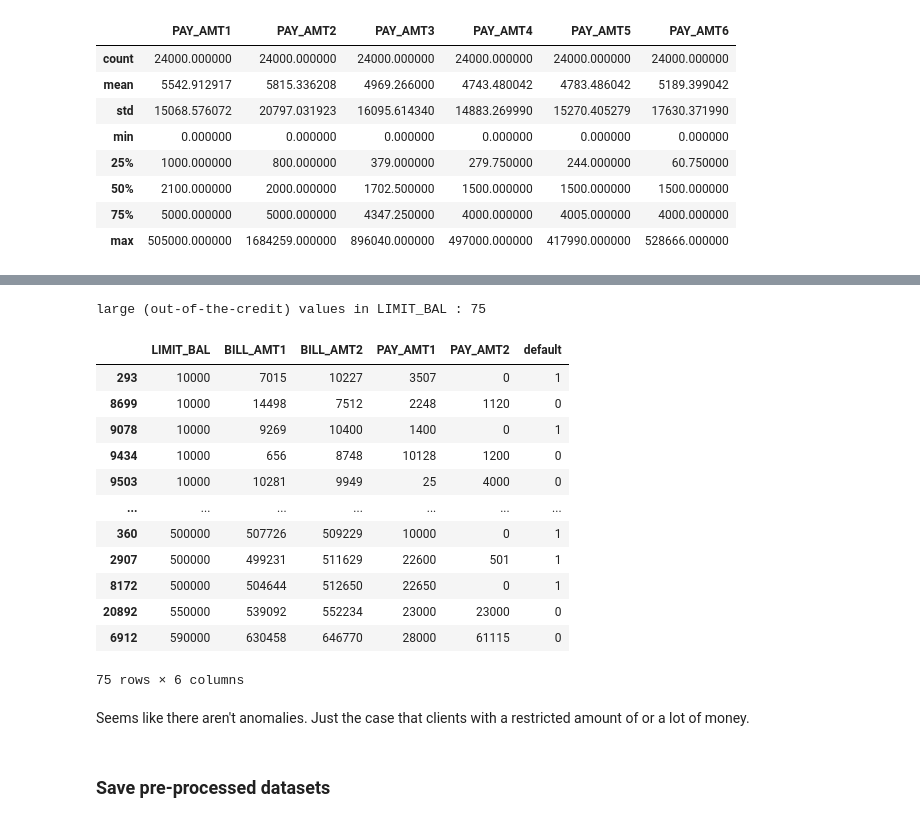
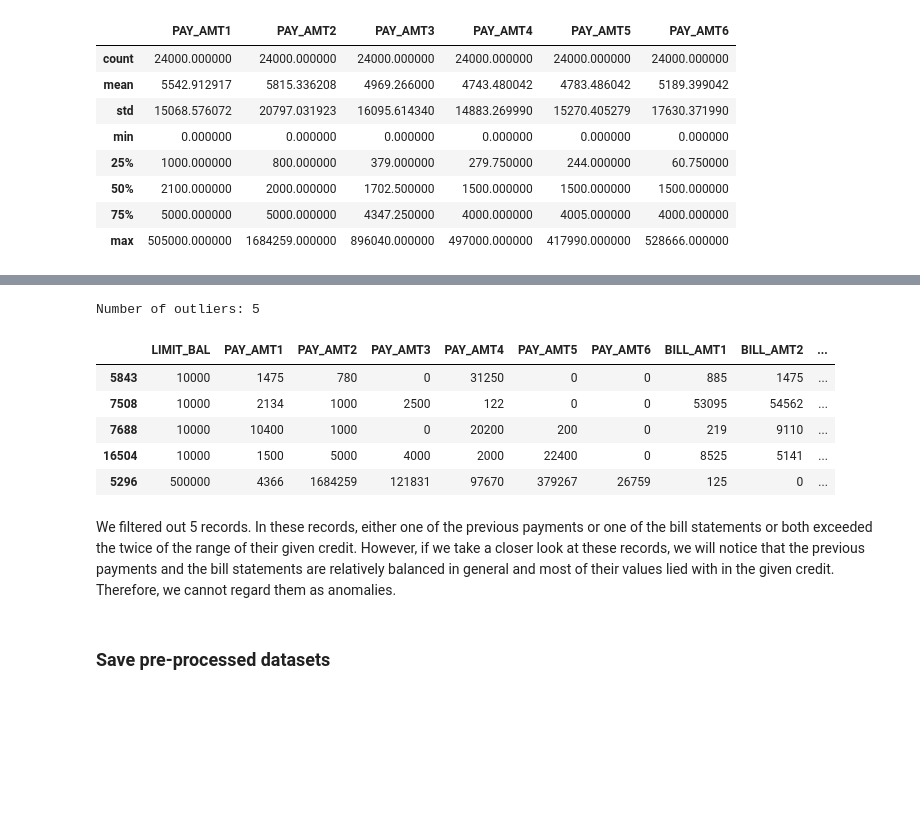
Before and after one commit to kimdanny/Credit-card-default-prediction, a Jupyter notebook: working/Data cleaning-jingting.ipynb, the cells around one changed output, grey strips where cells are left out. Saved outputs shown, nothing was run; the diff lists cells and outputs as text; code cells hidden in the pictures; blank space fills up the shorter version.

```diff
--- a/working/Data cleaning-jingting.ipynb
+++ b/working/Data cleaning-jingting.ipynb
@@ -285,22 +404,37 @@ def check_outliers(field:str):
-# %%
-check_outliers('LIMIT_BAL')
-# %% [output]
-large (out-of-the-credit) values in LIMIT_BAL : 75
-|  | LIMIT_BAL | BILL_AMT1 | BILL_AMT2 | PAY_AMT1 | PAY_AMT2 | default |
-| 293 | 10000 | 7015 | 10227 | 3507 | 0 | 1 |
-| 8699 | 10000 | 14498 | 7512 | 2248 | 1120 | 0 |
-| 9078 | 10000 | 9269 | 10400 | 1400 | 0 | 1 |
-| 9434 | 10000 | 656 | 8748 | 10128 | 1200 | 0 |
-| 9503 | 10000 | 10281 | 9949 | 25 | 4000 | 0 |
-| ... | ... | ... | ... | ... | ... | ... |
-| 360 | 500000 | 507726 | 509229 | 10000 | 0 | 1 |
-| 2907 | 500000 | 499231 | 511629 | 22600 | 501 | 1 |
-| 8172 | 500000 | 504644 | 512650 | 22650 | 0 | 1 |
-| 20892 | 550000 | 539092 | 552234 | 23000 | 23000 | 0 |
-| 6912 | 590000 | 630458 | 646770 | 28000 | 61115 | 0 |
-75 rows × 6 columns
-# %% [markdown]
-Seems like there aren't anomalies. Just the case that clients with a restricted amount of or a lot of money.
+# %%
+# Check outliers:
+# 1. Select the rows where the LIMIT_BAL value is below 5th percentile or above 95th percentile.
+# 2. Regard LIMIT_BAL as the credit base, check the rows where BILL_AMT or PAY_EMT exceed 2 * LIMIT_BAL
+data = df_train[(df_train['LIMIT_BAL'] < np.percentile(df_train['LIMIT_BAL'], 5)) |
+                (df_train['LIMIT_BAL'] > np.percentile(df_train['LIMIT_BAL'], 95))][variables]
+
+data_out_of_range = []
+
+for i in data.index.values.tolist():
+    limit_bal = df_train.loc[i, 'LIMIT_BAL']
+    upper_limit = 2 * limit_bal
+
+    if (upper_limit < df_train.loc[i, 'BILL_AMT1']) | (upper_limit < df_train.loc[i, 'BILL_AMT2']) |\
+       (upper_limit < df_train.loc[i, 'BILL_AMT3']) | (upper_limit < df_train.loc[i, 'BILL_AMT4']) |\
+       (upper_limit < df_train.loc[i, 'BILL_AMT5']) | (upper_limit < df_train.loc[i, 'BILL_AMT6']) |\
+       (upper_limit < df_train.loc[i, 'PAY_AMT1']) | (upper_limit < df_train.loc[i, 'PAY_AMT2']) |\
+       (upper_limit < df_train.loc[i, 'PAY_AMT3']) | (upper_limit < df_train.loc[i, 'PAY_AMT4']) |\
+       (upper_limit < df_train.loc[i, 'PAY_AMT5']) | (upper_limit < df_train.loc[i, 'PAY_AMT6']):
+            data_out_of_range.append(i)
+
+print('Number of outliers:', len(data_out_of_range))
+outliers = df_train.loc[data_out_of_range, variables].sort_values(by=['LIMIT_BAL'])
+outliers
+# %% [output]
+Number of outliers: 5
+|  | LIMIT_BAL | PAY_AMT1 | PAY_AMT2 | PAY_AMT3 | PAY_AMT4 | PAY_AMT5 | PAY_AMT6 | BILL_AMT1 | BILL_AMT2 | ... |
+| 5843 | 10000 | 1475 | 780 | 0 | 31250 | 0 | 0 | 885 | 1475 | ... |
+| 7508 | 10000 | 2134 | 1000 | 2500 | 122 | 0 | 0 | 53095 | 54562 | ... |
+| 7688 | 10000 | 10400 | 1000 | 0 | 20200 | 200 | 0 | 219 | 9110 | ... |
+| 16504 | 10000 | 1500 | 5000 | 4000 | 2000 | 22400 | 0 | 8525 | 5141 | ... |
+| 5296 | 500000 | 4366 | 1684259 | 121831 | 97670 | 379267 | 26759 | 125 | 0 | ... |
+# %% [markdown]
+We filtered out 5 records. In these records, either one of the previous payments or one of the bill statements or both exceeded the twice of the range of their given credit. However, if we take a closer look at these records, we will notice that the previous payments and the bill statements are relatively balanced in general and most of their values lied with in the given credit. Therefore, we cannot regard them as anomalies.
 # %% [markdown]
 ### Save pre-processed datasets
 # %%
```
Also changed, not shown: parts of 29 cells of this notebook.
